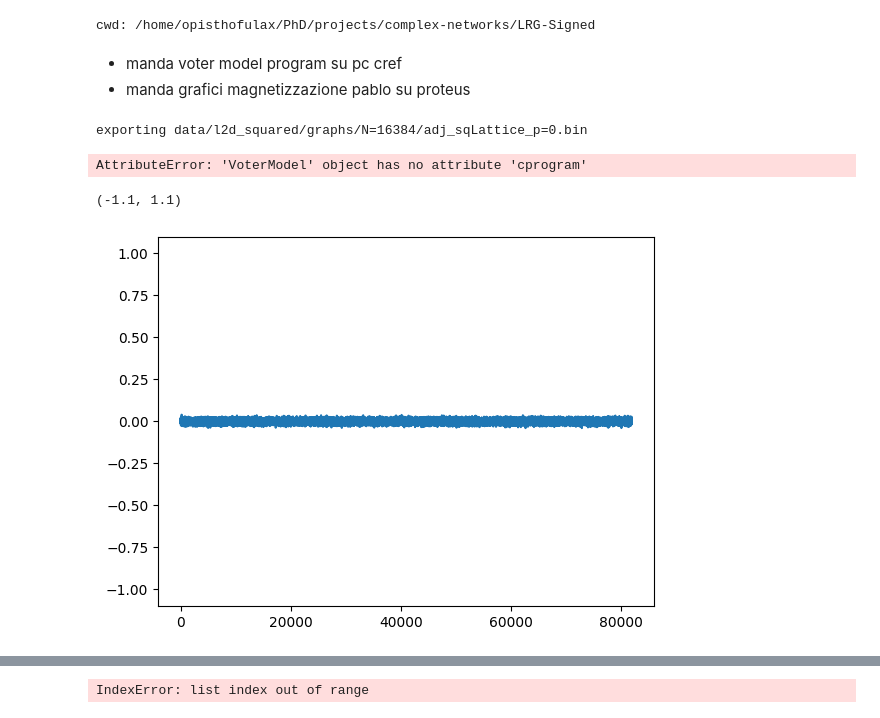
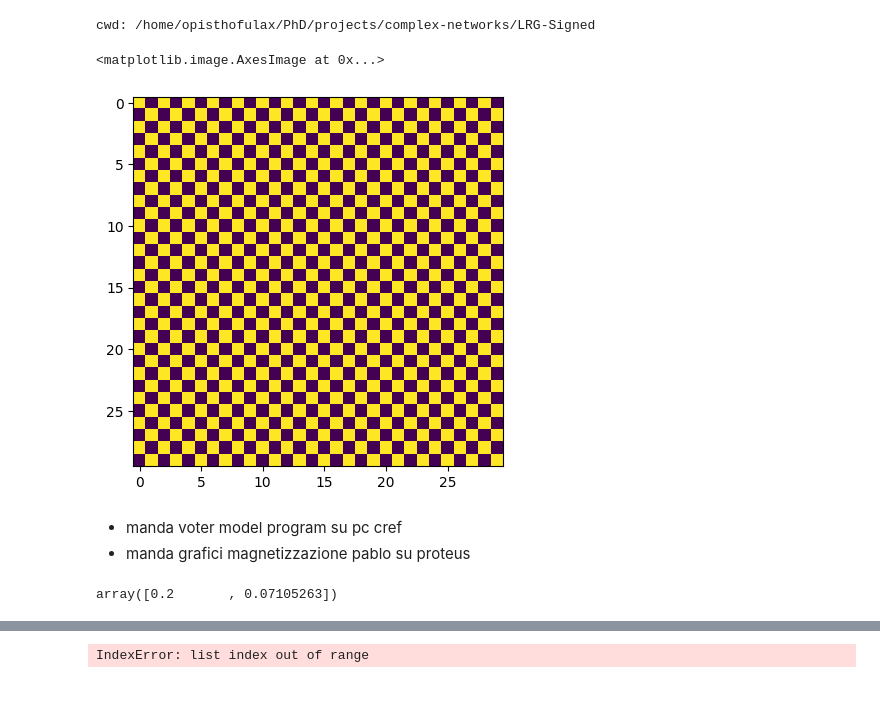
Before and after one commit to giulioiannelli/lrgsglib-public, a Jupyter notebook: nb/lattc2dsq_VoterModel.ipynb, the cells around one changed output, grey strips where cells are left out. Drawn from its saved outputs; the diff is of its cells as text; code cells hidden in the pictures.

```diff
--- a/nb/lattc2dsq_VoterModel.ipynb
+++ b/nb/lattc2dsq_VoterModel.ipynb
@@ -9,32 +9,54 @@ from LRGSG_package.nx_patches import signed_spectral_layout, get_kth_order_neigh
 move_to_rootf(print_tf=True)
 # %% [output]
 cwd: /home/opisthofulax/PhD/projects/complex-networks/LRG-Signed
+# %%
+side1 = 30
+# plist = np.concatenate([np.linspace(0, 0.15, num=20), np.linspace(0.1, 1, num=10)])
+
+p=1
+
+sqlatt = Lattice2D(side1=side1, geometry="squared", pflip=p)
+sqlatt.flip_random_fract_edges()
+#
+if not sqlatt.import_on:
+    sqlatt.export_graph(MODE="pickle")
+    sqlatt.export_adj_bin(print_msg=False)
+vm = VoterModel(sqlatt, savedyn=True, simpref=10, runlang="py")
+vm.run(
+    eqSTEP = 5
+)
+# datfile = f"{sqlatt.voterpath}out_{sqlatt.stdFname}_\'\'.bin"
+# data = np.fromfile(datfile, dtype=float)
+# datarr[p].append(data)
+# %%
+plt.imshow(vm.s.reshape(sqlatt.syshape))
+# %% [output]
+<matplotlib.image.AxesImage at 0x...>
+[figure, added]
 # %% [markdown]
 - manda voter model program su pc cref
 - manda grafici magnetizzazione pablo su proteus
 # %%
-plist = np.linspace(0, 1, num=20)
-statarr = []
+side1 = 30
+reps = int(2*side1**.5)
+plist = np.concatenate([np.linspace(0, 0.15, num=20), np.linspace(0.1, 1, num=10)])
+
+datarr = {}
 
 for p in plist:
-
-    sqlatt = Lattice2D(side1=128, geometry="squared", pflip=p)
-    sqlatt.flip_random_fract_edges()
-    #
-    if not sqlatt.import_on:
-        sqlatt.export_graph(MODE="pickle")
-        sqlatt.export_adj_bin()
-    vm = VoterModel(sqlatt, savedyn=True, simpref=10, runlang="C")
-    vm.run(
-        eqSTEP = 20
-    )
-    print(' '.join(vm.cprogram))
-    datfile = f"{sqlatt.voterpath}out_{sqlatt.stdFname}_\'\'.bin"
-    data = np.fromfile(datfile, dtype=float)
-    plt.plot(data)
-    statarr.append([p, data.mean(), data.var()])
-
-plt.ylim(-1.1, 1.1)
+    # print(p)
+    datarr[p] = []
+    for na in range(reps):
+        sqlatt = Lattice2D(side1=side1, geometry="squared", pflip=p)
+        sqlatt.flip_random_fract_edges()
+        #
+        if not sqlatt.import_on:
+            sqlatt.export_graph(MODE="pickle")
+            sqlatt.export_adj_bin(print_msg=False)
+        vm = VoterModel(sqlatt, savedyn=True, simpref=10, runlang="C")
+        vm.run(
+            eqSTEP = 10
+        )
+        datfile = f"{sqlatt.voterpath}out_{sqlatt.stdFname}_\'\'.bin"
+        data = np.fromfile(datfile, dtype=float)
+        datarr[p].append(data)
-# %% [output]
-exporting data/l2d_squared/graphs/N=16384/adj_sqLattice_p=0.bin
-AttributeError: 'VoterModel' object has no attribute 'cprogram'
@@ -44,7 +63,4 @@ AttributeError: 'VoterModel' object has no attribute 'cprogram'
-# %%
-plt.plot(data)
-plt.ylim(-1.1, 1.1)
-# plt.xlim(0, 100000)
-# %% [output]
-(-1.1, 1.1)
-[figure, removed]
+# %%
+plistp[[-9, 9]]
+# %% [output]
+array([0.2       , 0.07105263])
```
Also changed, not shown: parts of 11 cells of this notebook, 7 other files.
